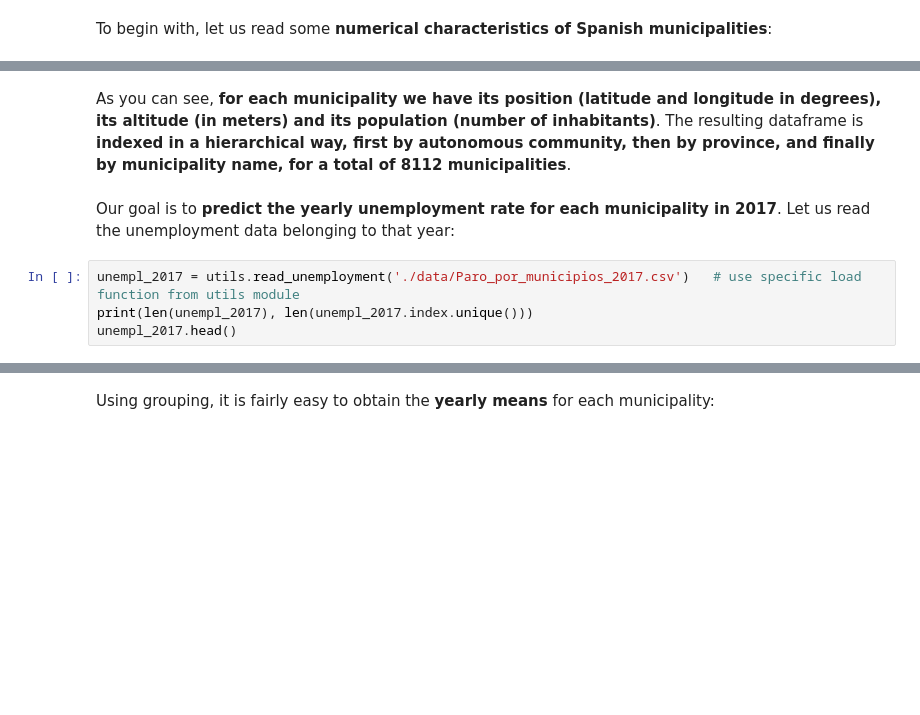
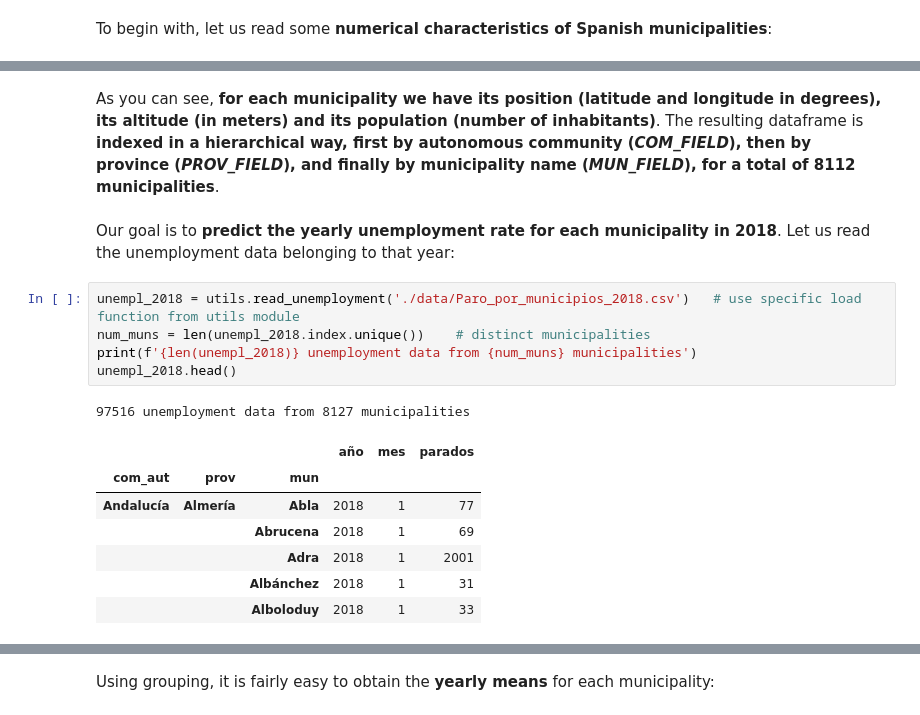
Before and after one commit to jorloplaz/teaching_material, a Jupyter notebook: SVM/svmUnemployment/svmUnemployment_student.ipynb, the cells around one changed output, grey strips where cells are left out. Cells and saved outputs as stored; diff of their text form; blank space fills up the shorter version.

```diff
--- a/SVM/svmUnemployment/svmUnemployment_student.ipynb
+++ b/SVM/svmUnemployment/svmUnemployment_student.ipynb
@@ -41,9 +64,19 @@ muns_population.head()
 # %% [markdown]
-As you can see, **for each municipality we have its position (latitude and longitude in degrees), its altitude (in meters) and its population (number of inhabitants)**. The resulting dataframe is **indexed in a hierarchical way, first by autonomous community, then by province, and finally by municipality name, for a total of 8112 municipalities**.
+As you can see, **for each municipality we have its position (latitude and longitude in degrees), its altitude (in meters) and its population (number of inhabitants)**. The resulting dataframe is **indexed in a hierarchical way, first by autonomous community (*COM_FIELD*), then by province (*PROV_FIELD*), and finally by municipality name (*MUN_FIELD*), for a total of 8112 municipalities**.
 # %% [markdown]
-Our goal is to **predict the yearly unemployment rate for each municipality in 2017**. Let us read the unemployment data belonging to that year:
+Our goal is to **predict the yearly unemployment rate for each municipality in 2018**. Let us read the unemployment data belonging to that year:
 # %%
-unempl_2017 = utils.read_unemployment('./data/Paro_por_municipios_2017.csv')   # use specific load function from utils module
-print(len(unempl_2017), len(unempl_2017.index.unique()))
-unempl_2017.head()
+unempl_2018 = utils.read_unemployment('./data/Paro_por_municipios_2018.csv')   # use specific load function from utils module
+num_muns = len(unempl_2018.index.unique())    # distinct municipalities
+print(f'{len(unempl_2018)} unemployment data from {num_muns} municipalities')
+unempl_2018.head()
+# %% [output]
+97516 unemployment data from 8127 municipalities
+|  |  |  | año | mes | parados |
+| com_aut | prov | mun |  |  |  |
+| Andalucía | Almería | Abla | 2018 | 1 | 77 |
+|  |  | Abrucena | 2018 | 1 | 69 |
+|  |  | Adra | 2018 | 1 | 2001 |
+|  |  | Albánchez | 2018 | 1 | 31 |
+|  |  | Alboloduy | 2018 | 1 | 33 |
 # %% [markdown]
```
Also changed, not shown: parts of 89 cells of this notebook, 1 other file.
